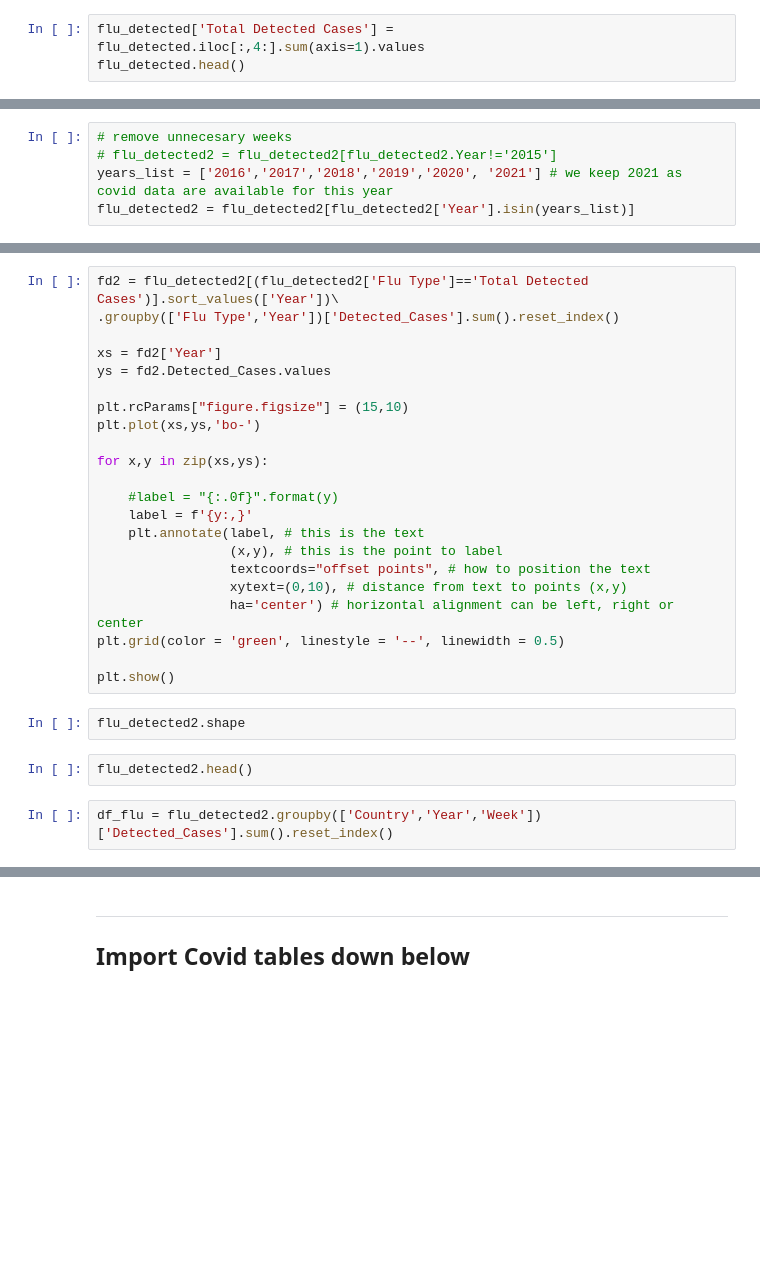
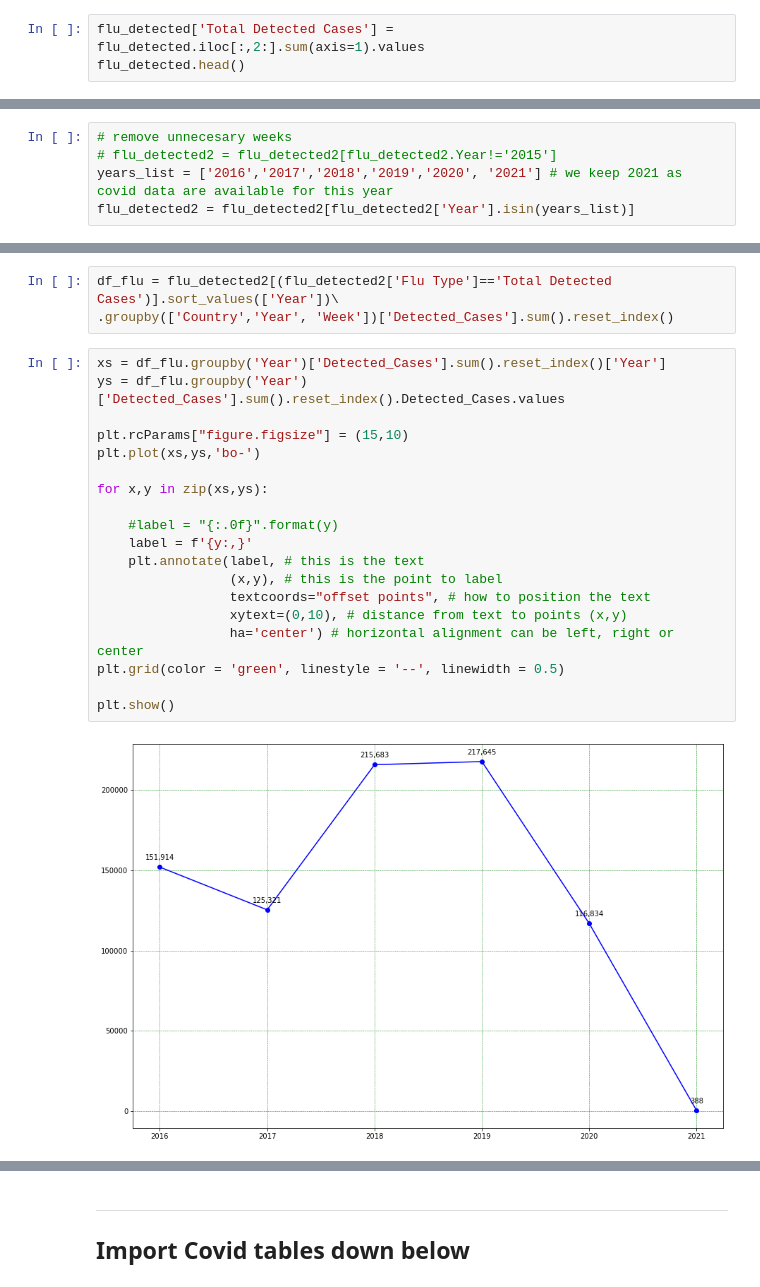
Before and after one commit to mborycki/Covid_Influenza_Comparison, a Jupyter notebook: Flu_Covid_Analysis.ipynb, the cells around one changed output, grey strips where cells are left out. Cells and saved outputs as stored; diff of their text form; blank space fills up the shorter version.

Commit message:
Revised calculations and charts

```diff
--- a/Flu_Covid_Analysis.ipynb
+++ b/Flu_Covid_Analysis.ipynb
@@ -97,3 +176,3 @@ flu_detected = flu_detected.drop(['Season','Region','Surveillance System Type'],
 # %%
-flu_detected['Total Detected Cases'] = flu_detected.iloc[:,4:].sum(axis=1).values
+flu_detected['Total Detected Cases'] = flu_detected.iloc[:,2:].sum(axis=1).values
 flu_detected.head()
@@ -163,28 +371,24 @@ flu_detected2 = flu_detected2[flu_detected2['Year'].isin(years_list)]
+# %%
+df_flu = flu_detected2[(flu_detected2['Flu Type']=='Total Detected Cases')].sort_values(['Year'])\
+.groupby(['Country','Year', 'Week'])['Detected_Cases'].sum().reset_index()
 # %%
-fd2 = flu_detected2[(flu_detected2['Flu Type']=='Total Detected Cases')].sort_values(['Year'])\
-.groupby(['Flu Type','Year'])['Detected_Cases'].sum().reset_index()
-
-xs = fd2['Year']
-ys = fd2.Detected_Cases.values
+xs = df_flu.groupby('Year')['Detected_Cases'].sum().reset_index()['Year']
+ys = df_flu.groupby('Year')['Detected_Cases'].sum().reset_index().Detected_Cases.values
 
 plt.rcParams["figure.figsize"] = (15,10)
 plt.plot(xs,ys,'bo-')
 
 for x,y in zip(xs,ys):
 
     #label = "{:.0f}".format(y)
     label = f'{y:,}'
     plt.annotate(label, # this is the text
                  (x,y), # this is the point to label
                  textcoords="offset points", # how to position the text
                  xytext=(0,10), # distance from text to points (x,y)
                  ha='center') # horizontal alignment can be left, right or center
 plt.grid(color = 'green', linestyle = '--', linewidth = 0.5)
 
 plt.show()
+# %% [output]
+[figure, added]
-# %%
-flu_detected2.shape
-# %%
-flu_detected2.head()
-# %%
-df_flu = flu_detected2.groupby(['Country','Year','Week'])['Detected_Cases'].sum().reset_index()
```
Also changed, not shown: parts of 123 cells of this notebook.
